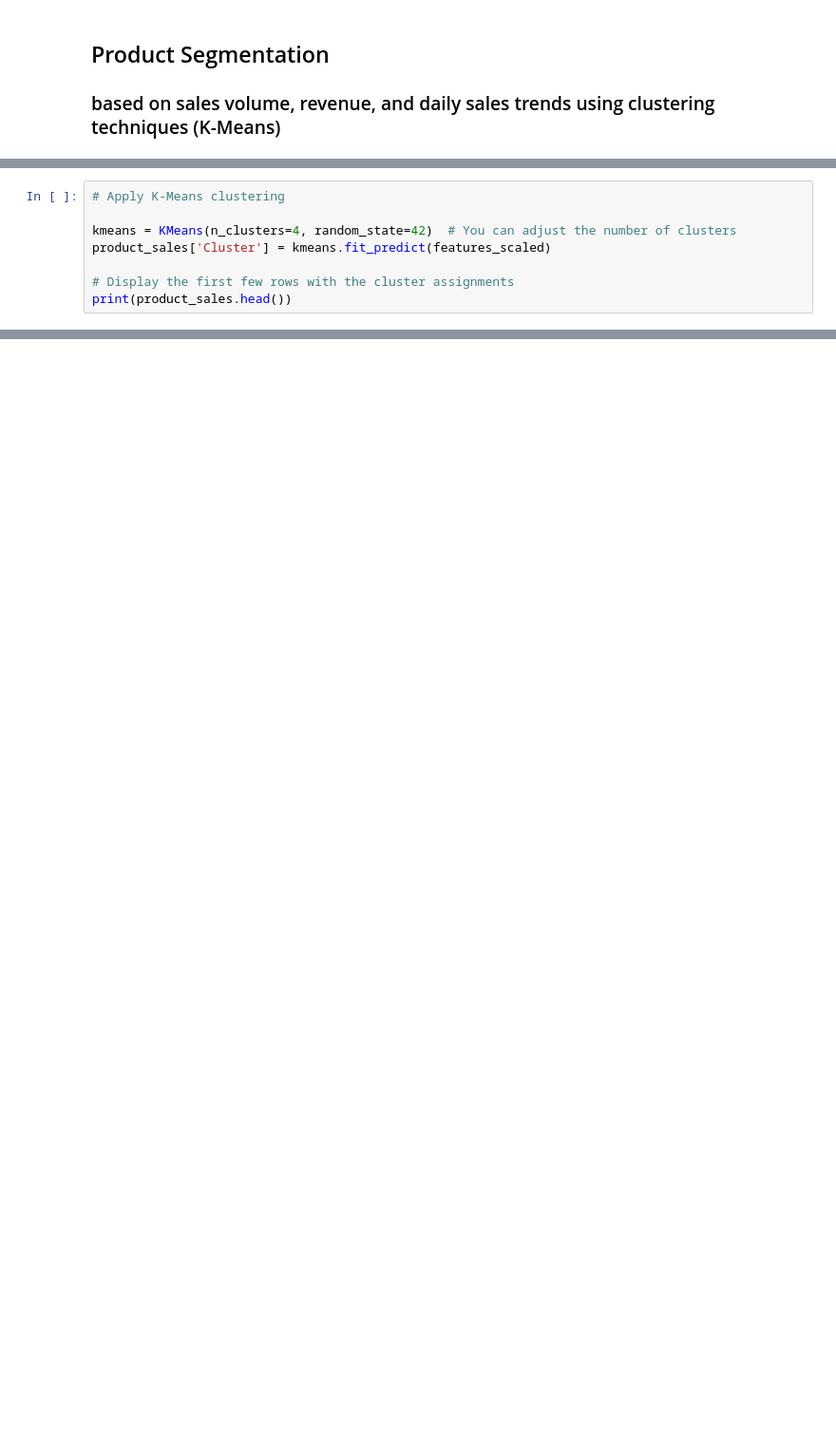
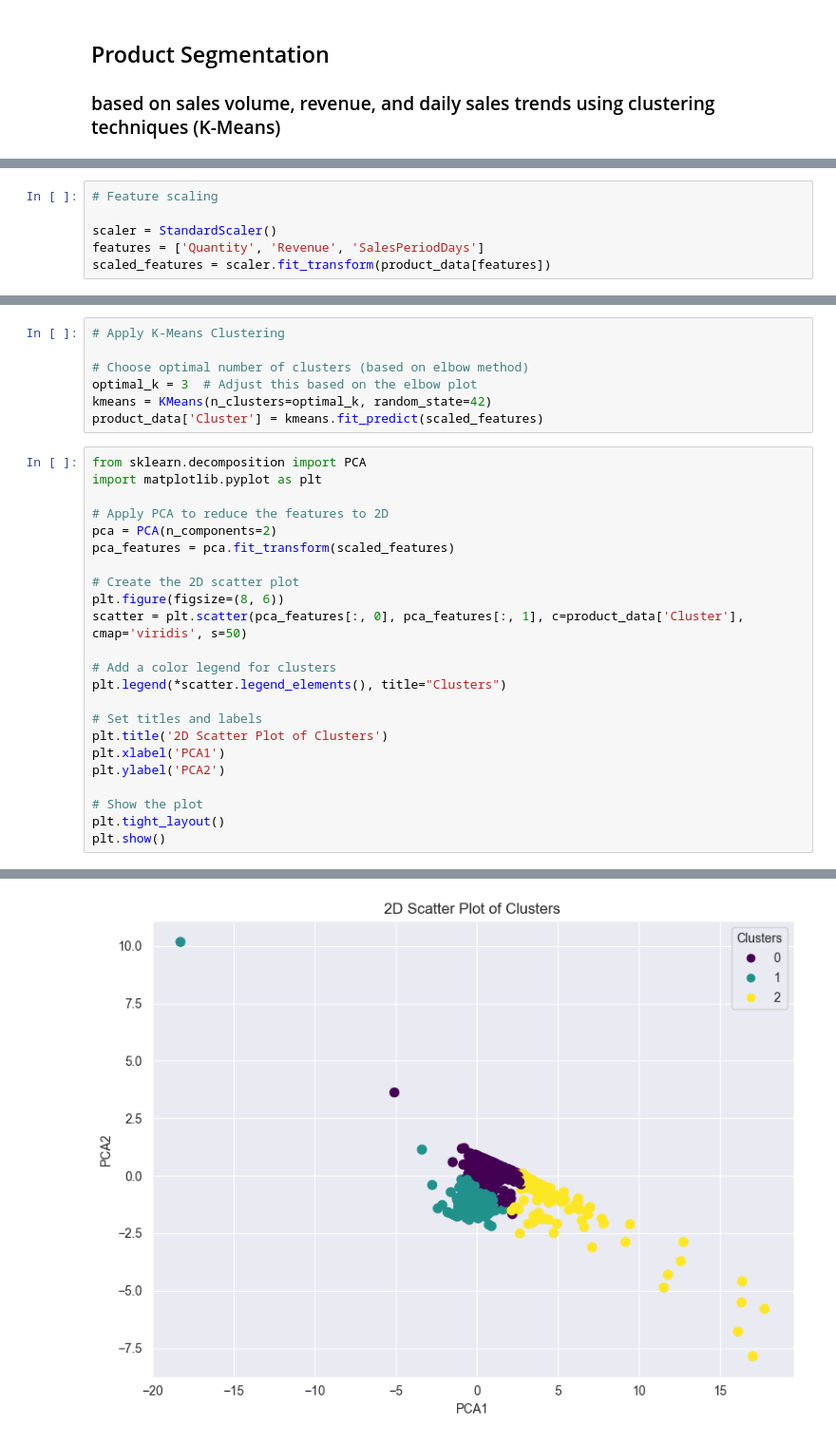
Before and after one commit to skanw/KEDGE_Python-Project_2425, a Jupyter notebook: Project/Suranjana_customerSegmentation.ipynb, the cells around one changed output, grey strips where cells are left out. Shown at 95% size. Drawn from its saved outputs; the diff is of its cells as text; blank space fills up the shorter version.

```diff
--- a/Project/Suranjana_customerSegmentation.ipynb
+++ b/Project/Suranjana_customerSegmentation.ipynb
@@ -532,8 +534,0 @@ print(features_scaled[:5])
-# %%
-# Apply K-Means clustering
-
-kmeans = KMeans(n_clusters=4, random_state=42)  # You can adjust the number of clusters
-product_sales['Cluster'] = kmeans.fit_predict(features_scaled)
-
-# Display the first few rows with the cluster assignments
-print(product_sales.head())
@@ -599,0 +535,6 @@ plt.show()
+# %%
+# Feature scaling
+
+scaler = StandardScaler()
+features = ['Quantity', 'Revenue', 'SalesPeriodDays']
+scaled_features = scaler.fit_transform(product_data[features])
@@ -599,0 +572,31 @@ plt.show()
+# %%
+# Apply K-Means Clustering
+
+# Choose optimal number of clusters (based on elbow method)
+optimal_k = 3  # Adjust this based on the elbow plot
+kmeans = KMeans(n_clusters=optimal_k, random_state=42)
+product_data['Cluster'] = kmeans.fit_predict(scaled_features)
+# %%
+from sklearn.decomposition import PCA
+import matplotlib.pyplot as plt
+
+# Apply PCA to reduce the features to 2D
+pca = PCA(n_components=2)
+pca_features = pca.fit_transform(scaled_features)
+
+# Create the 2D scatter plot
+plt.figure(figsize=(8, 6))
+scatter = plt.scatter(pca_features[:, 0], pca_features[:, 1], c=product_data['Cluster'], cmap='viridis', s=50)
+
+# Add a color legend for clusters
+plt.legend(*scatter.legend_elements(), title="Clusters")
+
+# Set titles and labels
+plt.title('2D Scatter Plot of Clusters')
+plt.xlabel('PCA1')
+plt.ylabel('PCA2')
+
+# Show the plot
+plt.tight_layout()
+plt.show()
+# %% [output]
@@ -599,0 +608 @@ plt.show()
+[figure, added]
```
Also changed, not shown: parts of 16 cells of this notebook.
